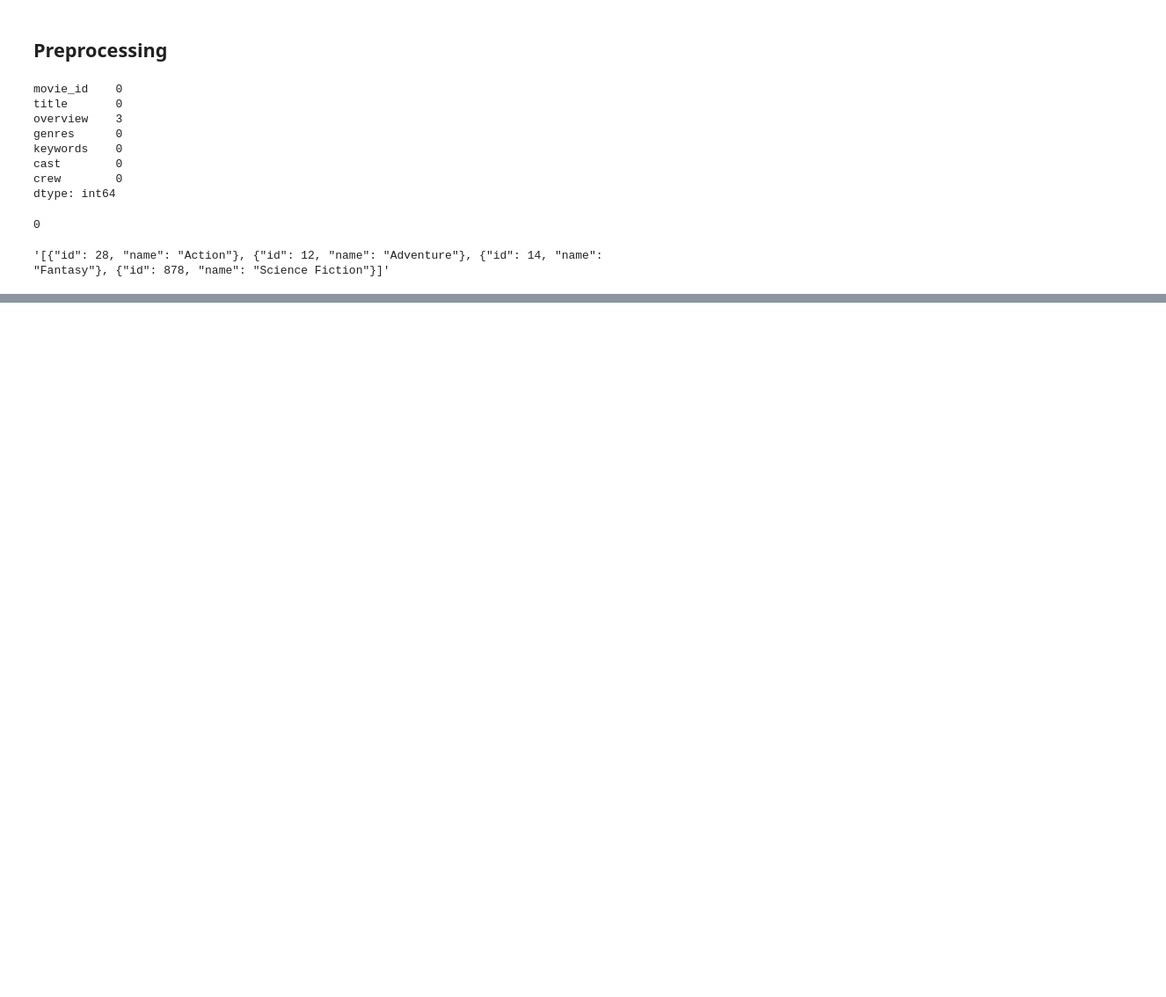
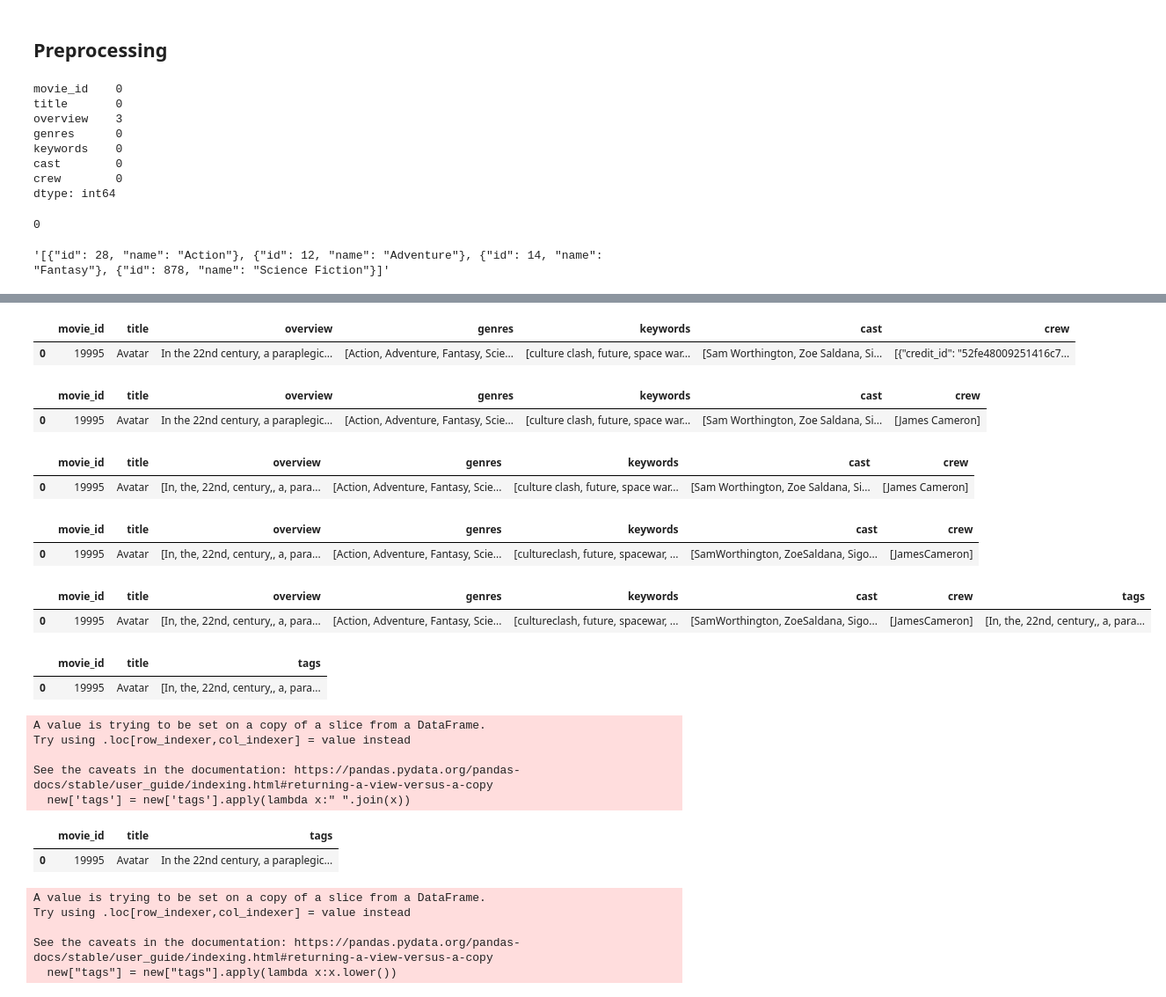
Before and after one commit to achintyashukla/movie-recommender-system, a Jupyter notebook: notebook.ipynb, the cells around one changed output, grey strips where cells are left out. Shown at 88% size. Drawn from its saved outputs; the diff is of its cells as text; code cells hidden in the pictures; blank space fills up the shorter version.

```diff
--- a/notebook.ipynb
+++ b/notebook.ipynb
@@ -82,0 +86,5 @@ def convert (obj):
+# %%
+movies.head(1)
+# %% [output]
+|  | movie_id | title | overview | genres | keywords | cast | crew |
+| 0 | 19995 | Avatar | In the 22nd century, a paraplegic... | [Action, Adventure, Fantasy, Scie... | [culture clash, future, space war... | [Sam Worthington, Zoe Saldana, Si... | [{"credit_id": "52fe48009251416c7... |
@@ -82,0 +98,31 @@ def convert (obj):
+# %%
+movies["crew"] = movies["crew"].apply(extract_director)
+# %%
+movies.head(1)
+# %% [output]
+|  | movie_id | title | overview | genres | keywords | cast | crew |
+| 0 | 19995 | Avatar | In the 22nd century, a paraplegic... | [Action, Adventure, Fantasy, Scie... | [culture clash, future, space war... | [Sam Worthington, Zoe Saldana, Si... | [James Cameron] |
+# %%
+movies['overview'] = movies['overview'].apply(lambda x:x.split())
+# %%
+movies.head(1)
+# %% [output]
+|  | movie_id | title | overview | genres | keywords | cast | crew |
+| 0 | 19995 | Avatar | [In, the, 22nd, century,, a, para... | [Action, Adventure, Fantasy, Scie... | [culture clash, future, space war... | [Sam Worthington, Zoe Saldana, Si... | [James Cameron] |
+# %%
+movies['genres'] = movies['genres'].apply(lambda x:[i.replace(" ","") for i in x])
+movies["keywords"] = movies["keywords"].apply(lambda x: [i.replace(" ", "") for i in x])
+movies["cast"] = movies["cast"].apply(lambda x: [i.replace(" ", "") for i in x])
+movies["crew"] = movies["crew"].apply(lambda x: [i.replace(" ", "") for i in x])
+# %%
+movies.head(1)
+# %% [output]
+|  | movie_id | title | overview | genres | keywords | cast | crew |
+| 0 | 19995 | Avatar | [In, the, 22nd, century,, a, para... | [Action, Adventure, Fantasy, Scie... | [cultureclash, future, spacewar, ... | [SamWorthington, ZoeSaldana, Sigo... | [JamesCameron] |
+# %%
+movies['tags'] = movies['overview'] + movies['genres'] + movies['keywords'] + movies['cast'] + movies['crew']
+# %%
+movies.head(1)
+# %% [output]
+|  | movie_id | title | overview | genres | keywords | cast | crew | tags |
+| 0 | 19995 | Avatar | [In, the, 22nd, century,, a, para... | [Action, Adventure, Fantasy, Scie... | [cultureclash, future, spacewar, ... | [SamWorthington, ZoeSaldana, Sigo... | [JamesCameron] | [In, the, 22nd, century,, a, para... |
@@ -82,0 +131,26 @@ def convert (obj):
+# %%
+newMovies.head(1)
+# %% [output]
+|  | movie_id | title | tags |
+| 0 | 19995 | Avatar | [In, the, 22nd, century,, a, para... |
+# %%
+newMovies['tags'] = newMovies['tags'].apply(lambda x:" ".join(x))
+# %% [output]
+A value is trying to be set on a copy of a slice from a DataFrame.
+Try using .loc[row_indexer,col_indexer] = value instead
+
+See the caveats in the documentation: https://pandas.pydata.org/pandas-docs/stable/user_guide/indexing.html#returning-a-view-versus-a-copy
+  new['tags'] = new['tags'].apply(lambda x:" ".join(x))
+# %%
+newMovies.head(1)
+# %% [output]
+|  | movie_id | title | tags |
+| 0 | 19995 | Avatar | In the 22nd century, a paraplegic... |
+# %%
+newMovies["tags"] = newMovies["tags"].apply(lambda x:x.lower())
+# %% [output]
+A value is trying to be set on a copy of a slice from a DataFrame.
+Try using .loc[row_indexer,col_indexer] = value instead
+
+See the caveats in the documentation: https://pandas.pydata.org/pandas-docs/stable/user_guide/indexing.html#returning-a-view-versus-a-copy
+  new["tags"] = new["tags"].apply(lambda x:x.lower())
```
Also changed, not shown: parts of 22 cells of this notebook.
